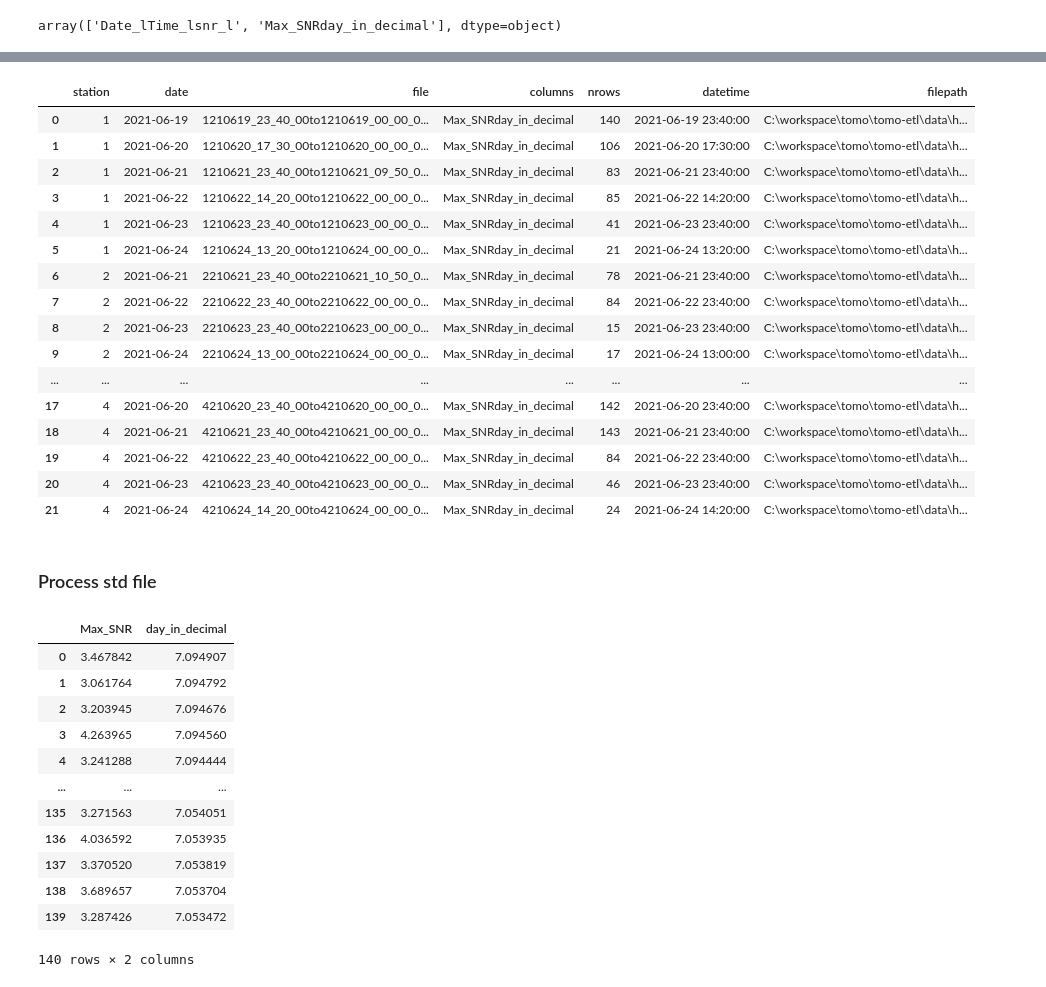
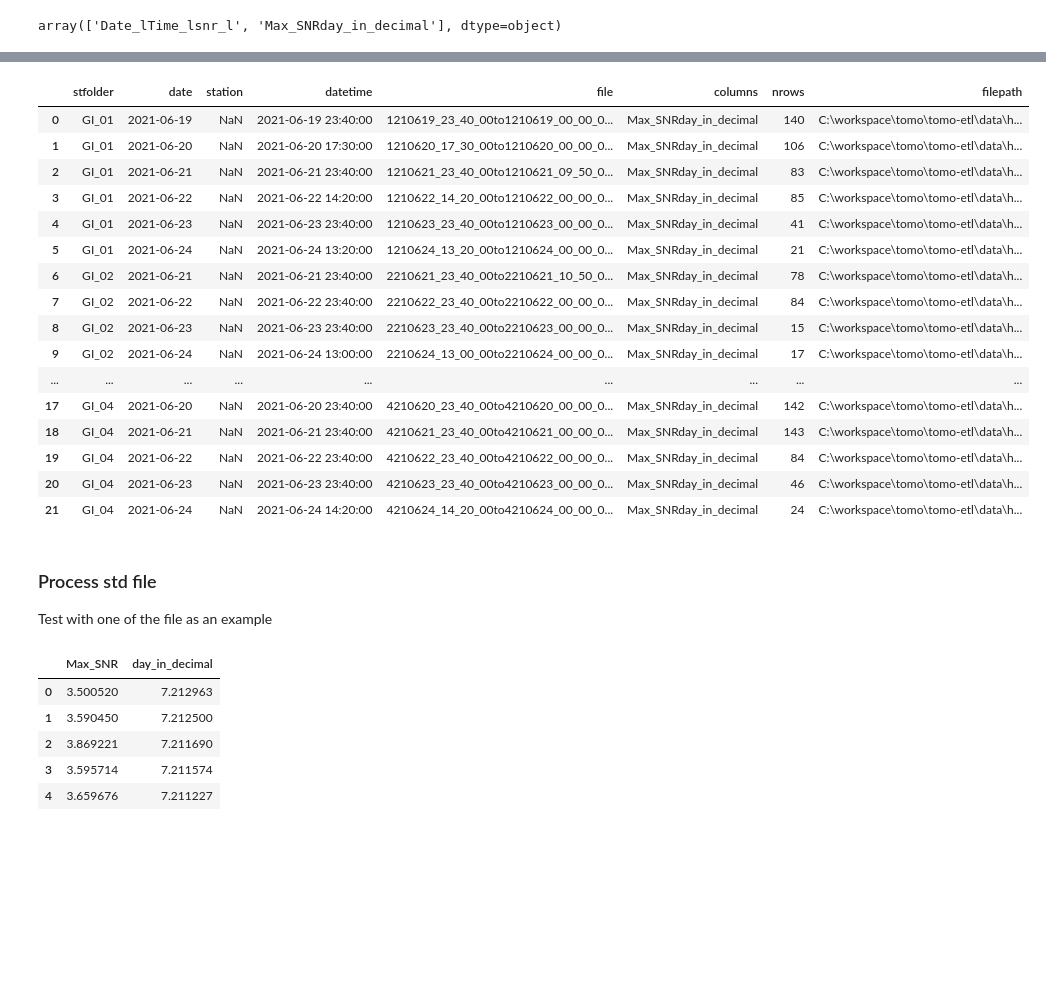
Before and after one commit to ptpsw/tomo-etl, a Jupyter notebook: etl.ipynb, the cells around one changed output, grey strips where cells are left out. Saved outputs shown, nothing was run; the diff lists cells and outputs as text; code cells hidden in the pictures; blank space fills up the shorter version.

```diff
--- a/etl.ipynb
+++ b/etl.ipynb
@@ -81,13 +142,12 @@ The one that are we are using is those with `Max_SNR` and `day_in_decimal` heade
 
 Now we are going to build csv files dataframe to easily query which file to ingest
 # %%
-def get_station_std (filename):
-    return filename[0]
-
-def get_datetime_std (filename):
+def get_std_station_folder(filepath):
+    return os.path.basename(os.path.dirname(filepath))
+def get_std_datetime(filename):
     return datetime.strptime(filename[1:16], '%y%m%d_%H_%M_%S')
 # %%
-header_df = pd.DataFrame(columns=['file', 'columns', 'nrows', 'station', 'datetime', 'date', 'filepath'])
+header_df = pd.DataFrame(columns=['station', 'stfolder', 'date', 'datetime', 'file', 'columns', 'nrows', 'filepath'])
 for file in std_files:
     std_df = pd.read_csv(file, sep=' ')
     filename = os.path.split(file)[1]
@@ -97,9 +157,9 @@ for file in std_files:
             'file': filename,
             'columns':''.join(map(str, columns_list)),
             'nrows': len(std_df.index),
-            'datetime': get_datetime_std(filename),
-            'date': get_datetime_std(filename).date(),
-            'station': get_station_std(filename),
+            'datetime': get_std_datetime(filename),
+            'date': get_std_datetime(filename).date(),
+            'stfolder': get_std_station_folder(file),
             'filepath': file
         }, ignore_index=True)
 
@@ -128,21 +212,23 @@ Get all maximum number of rows per day as the main daily aggregated data
 # %%
-std_files_df = std_files_df.groupby(["station", "date"], as_index=False).max()
+# This shows max() of each column which return the largest nrows but it also return the
+# "latest" file name which may not be the one with largest nrows. Use this to get the latest data per day.
+std_files_df = std_files_df.groupby(["stfolder", "date"], as_index=False).max()
 std_files_df
 # %% [output]
-|  | station | date | file | columns | nrows | datetime | filepath |
-| 0 | 1 | 2021-06-19 | 1210619_23_40_00to1210619_00_00_0... | Max_SNRday_in_decimal | 140 | 2021-06-19 23:40:00 | C:\workspace\tomo\tomo-etl\data\h... |
-| 1 | 1 | 2021-06-20 | 1210620_17_30_00to1210620_00_00_0... | Max_SNRday_in_decimal | 106 | 2021-06-20 17:30:00 | C:\workspace\tomo\tomo-etl\data\h... |
-| 2 | 1 | 2021-06-21 | 1210621_23_40_00to1210621_09_50_0... | Max_SNRday_in_decimal | 83 | 2021-06-21 23:40:00 | C:\workspace\tomo\tomo-etl\data\h... |
-| 3 | 1 | 2021-06-22 | 1210622_14_20_00to1210622_00_00_0... | Max_SNRday_in_decimal | 85 | 2021-06-22 14:20:00 | C:\workspace\tomo\tomo-etl\data\h... |
-| 4 | 1 | 2021-06-23 | 1210623_23_40_00to1210623_00_00_0... | Max_SNRday_in_decimal | 41 | 2021-06-23 23:40:00 | C:\workspace\tomo\tomo-etl\data\h... |
-| 5 | 1 | 2021-06-24 | 1210624_13_20_00to1210624_00_00_0... | Max_SNRday_in_decimal | 21 | 2021-06-24 13:20:00 | C:\workspace\tomo\tomo-etl\data\h... |
-| 6 | 2 | 2021-06-21 | 2210621_23_40_00to2210621_10_50_0... | Max_SNRday_in_decimal | 78 | 2021-06-21 23:40:00 | C:\workspace\tomo\tomo-etl\data\h... |
-| 7 | 2 | 2021-06-22 | 2210622_23_40_00to2210622_00_00_0... | Max_SNRday_in_decimal | 84 | 2021-06-22 23:40:00 | C:\workspace\tomo\tomo-etl\data\h... |
-| 8 | 2 | 2021-06-23 | 2210623_23_40_00to2210623_00_00_0... | Max_SNRday_in_decimal | 15 | 2021-06-23 23:40:00 | C:\workspace\tomo\tomo-etl\data\h... |
-| 9 | 2 | 2021-06-24 | 2210624_13_00_00to2210624_00_00_0... | Max_SNRday_in_decimal | 17 | 2021-06-24 13:00:00 | C:\workspace\tomo\tomo-etl\data\h... |
-| ... | ... | ... | ... | ... | ... | ... | ... |
-| 17 | 4 | 2021-06-20 | 4210620_23_40_00to4210620_00_00_0... | Max_SNRday_in_decimal | 142 | 2021-06-20 23:40:00 | C:\workspace\tomo\tomo-etl\data\h... |
-| 18 | 4 | 2021-06-21 | 4210621_23_40_00to4210621_00_00_0... | Max_SNRday_in_decimal | 143 | 2021-06-21 23:40:00 | C:\workspace\tomo\tomo-etl\data\h... |
-| 19 | 4 | 2021-06-22 | 4210622_23_40_00to4210622_00_00_0... | Max_SNRday_in_decimal | 84 | 2021-06-22 23:40:00 | C:\workspace\tomo\tomo-etl\data\h... |
-| 20 | 4 | 2021-06-23 | 4210623_23_40_00to4210623_00_00_0... | Max_SNRday_in_decimal | 46 | 2021-06-23 23:40:00 | C:\workspace\tomo\tomo-etl\data\h... |
-| 21 | 4 | 2021-06-24 | 4210624_14_20_00to4210624_00_00_0... | Max_SNRday_in_decimal | 24 | 2021-06-24 14:20:00 | C:\workspace\tomo\tomo-etl\data\h... |
+|  | stfolder | date | station | datetime | file | columns | nrows | filepath |
+| 0 | GI_01 | 2021-06-19 | NaN | 2021-06-19 23:40:00 | 1210619_23_40_00to1210619_00_00_0... | Max_SNRday_in_decimal | 140 | C:\workspace\tomo\tomo-etl\data\h... |
+| 1 | GI_01 | 2021-06-20 | NaN | 2021-06-20 17:30:00 | 1210620_17_30_00to1210620_00_00_0... | Max_SNRday_in_decimal | 106 | C:\workspace\tomo\tomo-etl\data\h... |
+| 2 | GI_01 | 2021-06-21 | NaN | 2021-06-21 23:40:00 | 1210621_23_40_00to1210621_09_50_0... | Max_SNRday_in_decimal | 83 | C:\workspace\tomo\tomo-etl\data\h... |
+| 3 | GI_01 | 2021-06-22 | NaN | 2021-06-22 14:20:00 | 1210622_14_20_00to1210622_00_00_0... | Max_SNRday_in_decimal | 85 | C:\workspace\tomo\tomo-etl\data\h... |
+| 4 | GI_01 | 2021-06-23 | NaN | 2021-06-23 23:40:00 | 1210623_23_40_00to1210623_00_00_0... | Max_SNRday_in_decimal | 41 | C:\workspace\tomo\tomo-etl\data\h... |
+| 5 | GI_01 | 2021-06-24 | NaN | 2021-06-24 13:20:00 | 1210624_13_20_00to1210624_00_00_0... | Max_SNRday_in_decimal | 21 | C:\workspace\tomo\tomo-etl\data\h... |
+| 6 | GI_02 | 2021-06-21 | NaN | 2021-06-21 23:40:00 | 2210621_23_40_00to2210621_10_50_0... | Max_SNRday_in_decimal | 78 | C:\workspace\tomo\tomo-etl\data\h... |
+| 7 | GI_02 | 2021-06-22 | NaN | 2021-06-22 23:40:00 | 2210622_23_40_00to2210622_00_00_0... | Max_SNRday_in_decimal | 84 | C:\workspace\tomo\tomo-etl\data\h... |
+| 8 | GI_02 | 2021-06-23 | NaN | 2021-06-23 23:40:00 | 2210623_23_40_00to2210623_00_00_0... | Max_SNRday_in_decimal | 15 | C:\workspace\tomo\tomo-etl\data\h... |
+| 9 | GI_02 | 2021-06-24 | NaN | 2021-06-24 13:00:00 | 2210624_13_00_00to2210624_00_00_0... | Max_SNRday_in_decimal | 17 | C:\workspace\tomo\tomo-etl\data\h... |
+| ... | ... | ... | ... | ... | ... | ... | ... | ... |
+| 17 | GI_04 | 2021-06-20 | NaN | 2021-06-20 23:40:00 | 4210620_23_40_00to4210620_00_00_0... | Max_SNRday_in_decimal | 142 | C:\workspace\tomo\tomo-etl\data\h... |
+| 18 | GI_04 | 2021-06-21 | NaN | 2021-06-21 23:40:00 | 4210621_23_40_00to4210621_00_00_0... | Max_SNRday_in_decimal | 143 | C:\workspace\tomo\tomo-etl\data\h... |
+| 19 | GI_04 | 2021-06-22 | NaN | 2021-06-22 23:40:00 | 4210622_23_40_00to4210622_00_00_0... | Max_SNRday_in_decimal | 84 | C:\workspace\tomo\tomo-etl\data\h... |
+| 20 | GI_04 | 2021-06-23 | NaN | 2021-06-23 23:40:00 | 4210623_23_40_00to4210623_00_00_0... | Max_SNRday_in_decimal | 46 | C:\workspace\tomo\tomo-etl\data\h... |
+| 21 | GI_04 | 2021-06-24 | NaN | 2021-06-24 14:20:00 | 4210624_14_20_00to4210624_00_00_0... | Max_SNRday_in_decimal | 24 | C:\workspace\tomo\tomo-etl\data\h... |
@@ -149,21 +238,18 @@ std_files_df
 # %% [markdown]
 ### Process std file
+
+Test with one of the file as an example
 # %%
-std_file = std_files_df.iloc[0].filepath
+std_file = std_files_df.iloc[3].filepath
+std_date = std_files_df.iloc[3].datetime
+std_station = get_station_id(stations_df, std_files_df.iloc[3].stfolder)
 
 std_data_df = pd.read_csv(std_file, sep=' ')
-std_data_df
+std_data_df.head()
 # %% [output]
 |  | Max_SNR | day_in_decimal |
-| 0 | 3.467842 | 7.094907 |
-| 1 | 3.061764 | 7.094792 |
-| 2 | 3.203945 | 7.094676 |
-| 3 | 4.263965 | 7.094560 |
-| 4 | 3.241288 | 7.094444 |
-| ... | ... | ... |
-| 135 | 3.271563 | 7.054051 |
-| 136 | 4.036592 | 7.053935 |
-| 137 | 3.370520 | 7.053819 |
-| 138 | 3.689657 | 7.053704 |
-| 139 | 3.287426 | 7.053472 |
+| 0 | 3.500520 | 7.212963 |
+| 1 | 3.590450 | 7.212500 |
+| 2 | 3.869221 | 7.211690 |
+| 3 | 3.595714 | 7.211574 |
+| 4 | 3.659676 | 7.211227 |
-140 rows × 2 columns
```
Also changed, not shown: parts of 31 cells of this notebook, 2 other files.
